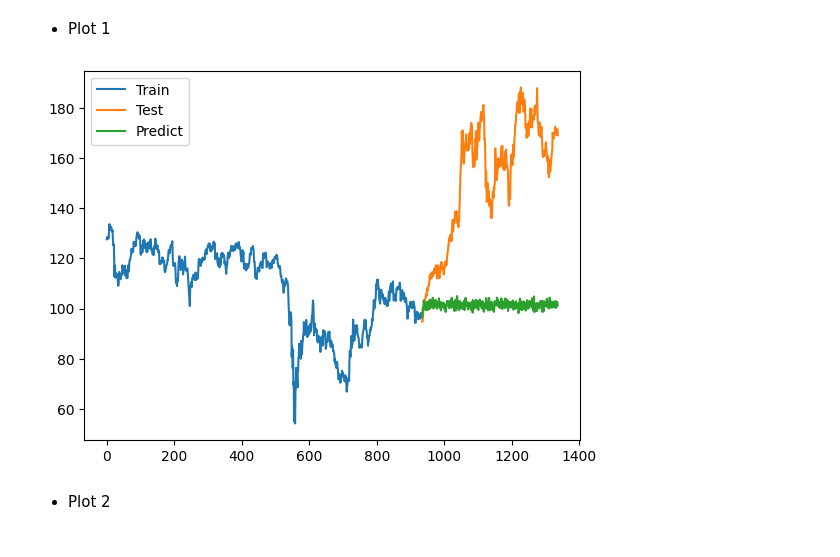
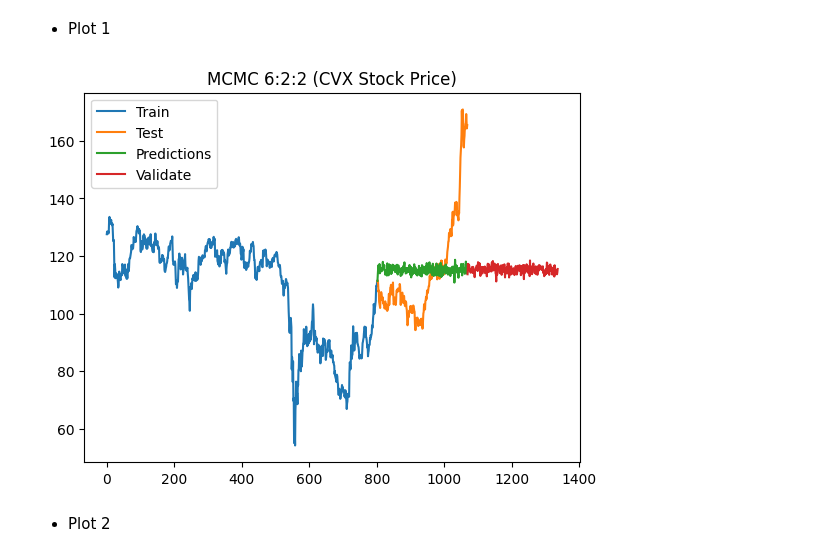
Before and after one commit to quynhchi1311/IS403.N21.HTTT_Nhom1, a Jupyter notebook: MCMC/6-2-2/Metropolis Hastings method/MCMC_CVX_(Metropolings_Hastings_method)_(6_2_2).ipynb, the cells around one changed output. Cells and saved outputs as stored; diff of their text form; code cells hidden in the pictures.

Commit message:
Update LSTM & MCMC

```diff
--- a/MCMC/MCMC_CVX_(Metropolings_Hastings_method).ipynb
+++ b/MCMC/6-2-2/Metropolis Hastings method/MCMC_CVX_(Metropolings_Hastings_method)_(6_2_2).ipynb
@@ -54,10 +62,13 @@ from sklearn.metrics import mean_squared_error
 close_prices = data['Close']
 values = close_prices.values
 
-train_size = int(len(close_prices) * 0.7)
+train_size = int(len(close_prices) * 0.6)
+test_size = int(len(close_prices) * 0.2)
+val_size = len(close_prices) - train_size - test_size
 
 train_data = values[:train_size]
-test_data = values[train_size:]
+test_data = values[train_size:train_size+test_size]
+val_data = values[train_size+test_size:]
 # %% [markdown]
 **MCMC**
 # %%
@@ -93,14 +104,13 @@ def MCMC(n):
 
     return pts
 # %%
-test_data = np.array(test_data)
 stock_pred = []
 
 maturnity = 1
 volatility = 0.25
 risk_free = 0.1
 timestep = 1
-steps = len(test_data)
+steps = test_size + val_size
 delta_t = maturnity / steps
 i = 0
 stock_pred.append(train_data[-1])
@@ -154,16 +173,21 @@ Testing MDA: 53.11720698254364
 # %%
 train_data_index = pd.RangeIndex(start=0, stop=train_size, step=1)
 plt.plot(train_data)
 
-test_data_index = pd.RangeIndex(start=train_size, stop=len(close_prices), step=1)
+test_data_index = pd.RangeIndex(start=train_size, stop=train_size+test_size, step=1)
+val_data_index = pd.RangeIndex(start=train_size+test_size, stop=len(close_prices), step=1)
+
 plt.plot(test_data_index,test_data)
-test_pre_data_index = pd.RangeIndex(start=train_size, stop=len(close_prices), step=1)
-plt.plot(test_pre_data_index,(stock_pred))
+plt.plot(test_data_index,stock_pred[:test_size])
 
-plt.legend(['Train','Test','Predict'])
+# plt.plot(val_data_index,val_data)
+plt.plot(val_data_index,stock_pred[test_size:])
+
+plt.title('MCMC 6:2:2 (CVX Stock Price)')
+plt.legend(['Train','Test','Predictions', 'Validate'])
 plt.show()
 # %% [output]
-[figure, old version]
+[figure, new version]
 # %% [markdown]
 
 
```
Also changed, not shown: parts of 6 cells of this notebook, 11 other files.
